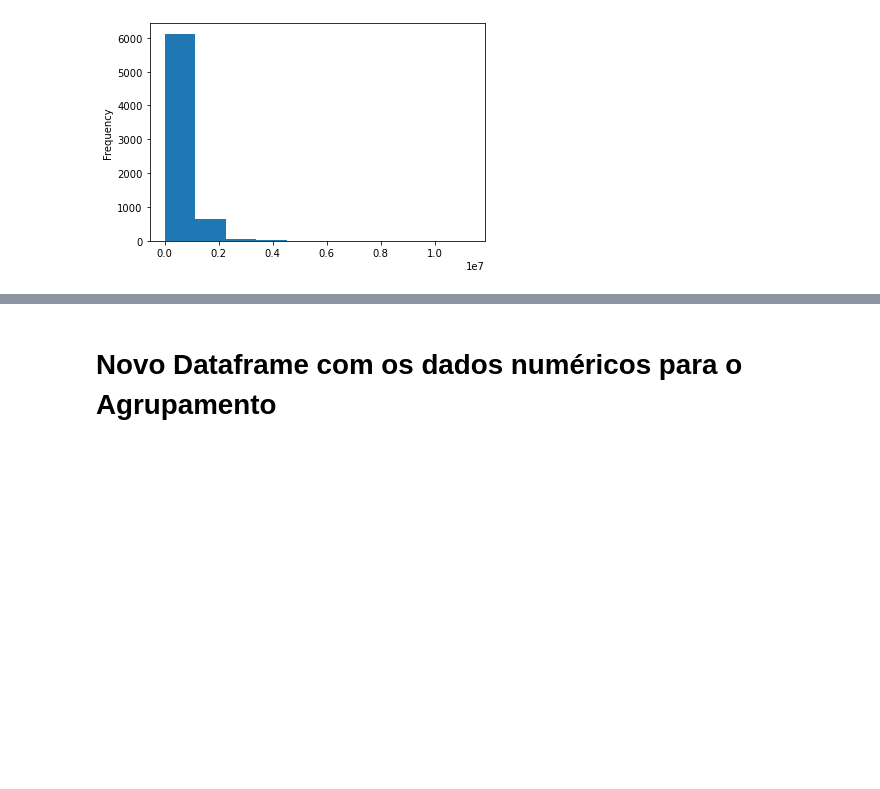
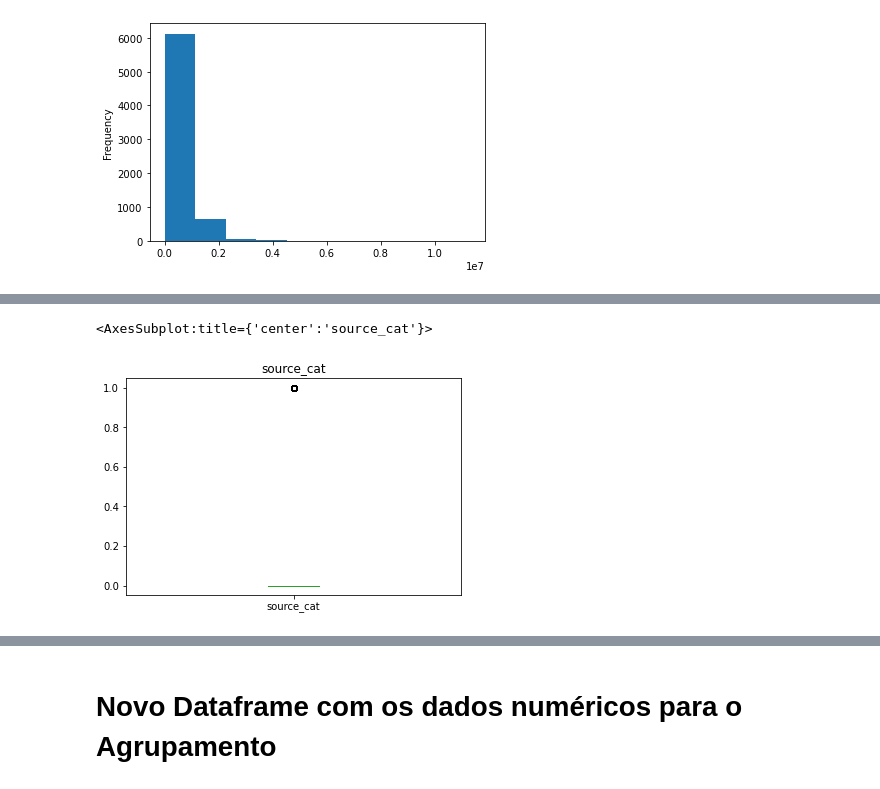
Before and after one commit to rebecabramos/ProjetoIA, a Jupyter notebook: ProjetoIA.ipynb, the cells around one changed output, grey strips where cells are left out. Saved outputs shown, nothing was run; the diff lists cells and outputs as text; code cells hidden in the pictures; blank space fills up the shorter version.

```diff
--- a/ProjetoIA.ipynb
+++ b/ProjetoIA.ipynb
@@ -362,0 +375,5 @@ Name: size_bytes, Length: 6827, dtype: int64
+# %%
+train_df['source_cat'].plot(kind='box', title='source_cat')
+# %% [output]
+<AxesSubplot:title={'center':'source_cat'}>
+[figure, added]
```
Also changed, not shown: parts of 9 cells of this notebook.
